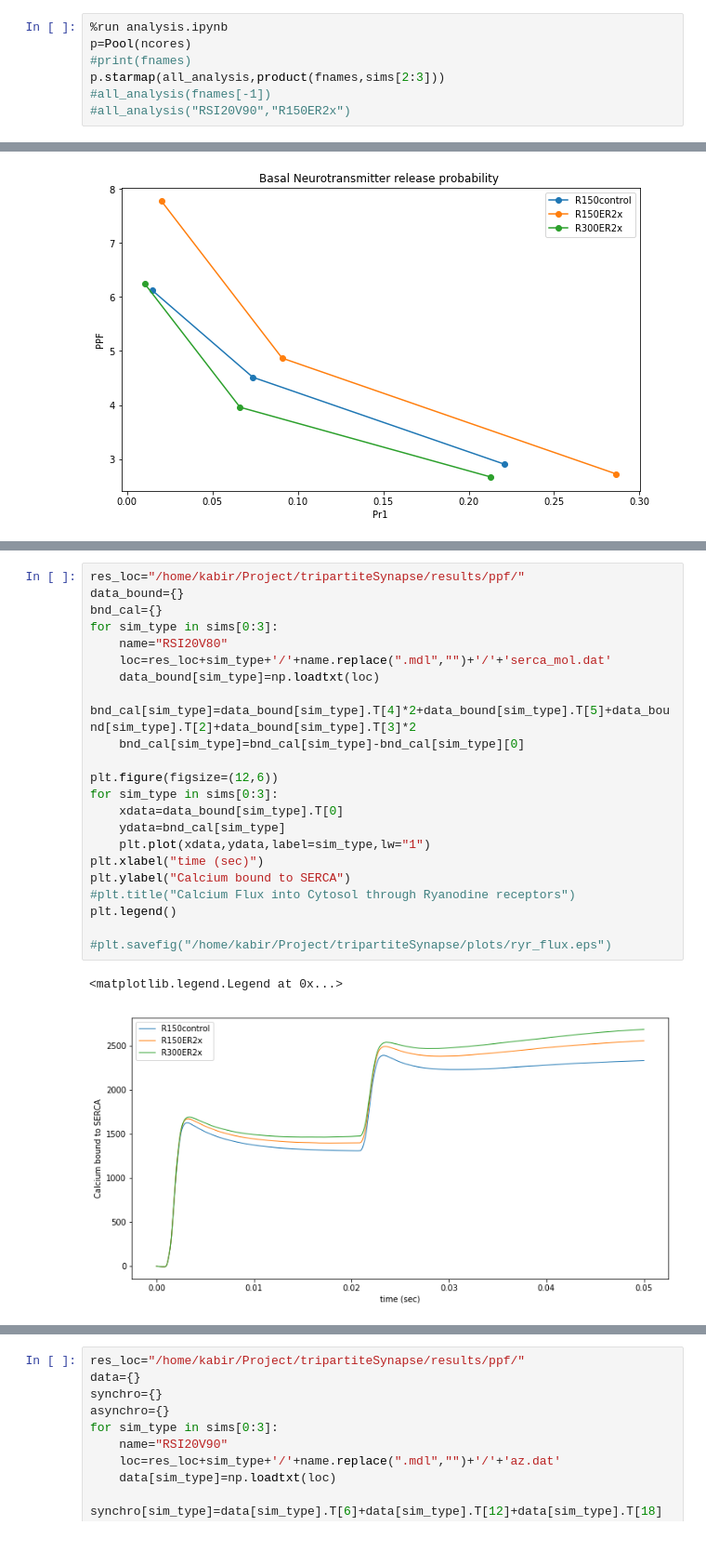
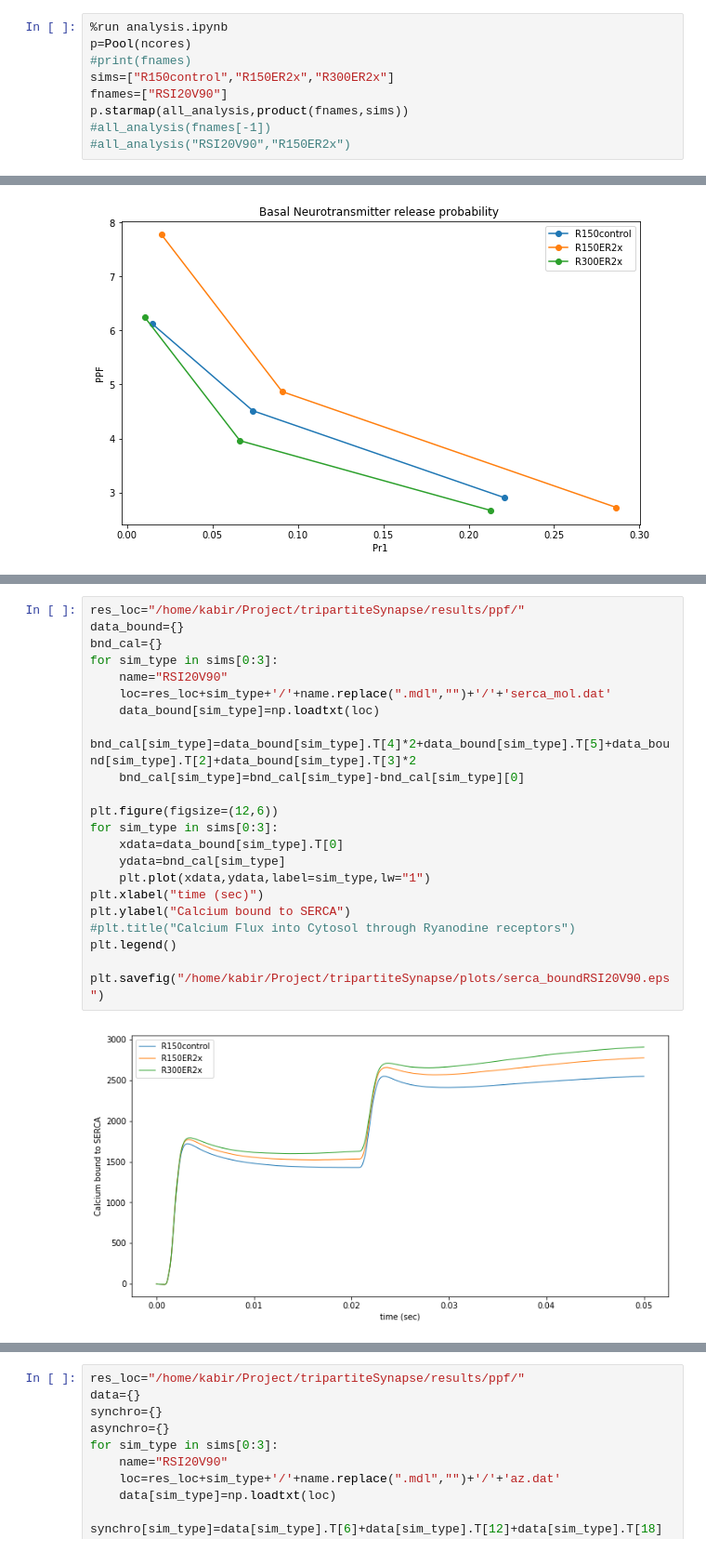
Before and after one commit to KabirDabholkar/tripartiteSynapse, a Jupyter notebook: tools/RSI_script.ipynb, the cells around one changed output, grey strips where cells are left out. Shown: that part at 93% size. Drawn from its saved outputs; the diff is of its cells as text.

```diff
--- a/tools/RSI_script.ipynb
+++ b/tools/RSI_script.ipynb
@@ -209,6 +279,8 @@ p=subprocess.call(["rsync","-arhP","subhadra@192.168.1.244:/storage/subhadra/kab
 %run analysis.ipynb
 p=Pool(ncores)
 #print(fnames)
-p.starmap(all_analysis,product(fnames,sims[2:3]))
+sims=["R150control","R150ER2x","R300ER2x"]
+fnames=["RSI20V90"]
+p.starmap(all_analysis,product(fnames,sims))
 #all_analysis(fnames[-1])
 #all_analysis("RSI20V90","R150ER2x")
@@ -423,28 +433,27 @@ plt.savefig("/home/kabir/Project/tripartiteSynapse/plots/ryr_flux.eps")
 # %%
 res_loc="/home/kabir/Project/tripartiteSynapse/results/ppf/"
 data_bound={}
 bnd_cal={}
 for sim_type in sims[0:3]:
-    name="RSI20V80"
+    name="RSI20V90"
     loc=res_loc+sim_type+'/'+name.replace(".mdl","")+'/'+'serca_mol.dat'
     data_bound[sim_type]=np.loadtxt(loc)
     bnd_cal[sim_type]=data_bound[sim_type].T[4]*2+data_bound[sim_type].T[5]+data_bound[sim_type].T[2]+data_bound[sim_type].T[3]*2
     bnd_cal[sim_type]=bnd_cal[sim_type]-bnd_cal[sim_type][0]
 
 plt.figure(figsize=(12,6))
 for sim_type in sims[0:3]:
     xdata=data_bound[sim_type].T[0]
     ydata=bnd_cal[sim_type]
     plt.plot(xdata,ydata,label=sim_type,lw="1")
 plt.xlabel("time (sec)")
 plt.ylabel("Calcium bound to SERCA")
 #plt.title("Calcium Flux into Cytosol through Ryanodine receptors")
 plt.legend()
 
-#plt.savefig("/home/kabir/Project/tripartiteSynapse/plots/ryr_flux.eps")
+plt.savefig("/home/kabir/Project/tripartiteSynapse/plots/serca_boundRSI20V90.eps")
 # %% [output]
-<matplotlib.legend.Legend at 0x...>
-[figure, old version]
+[figure, new version]
 # %%
 res_loc="/home/kabir/Project/tripartiteSynapse/results/ppf/"
 data_bound={}
```
Also changed, not shown: parts of 13 cells of this notebook, 28 other files.
